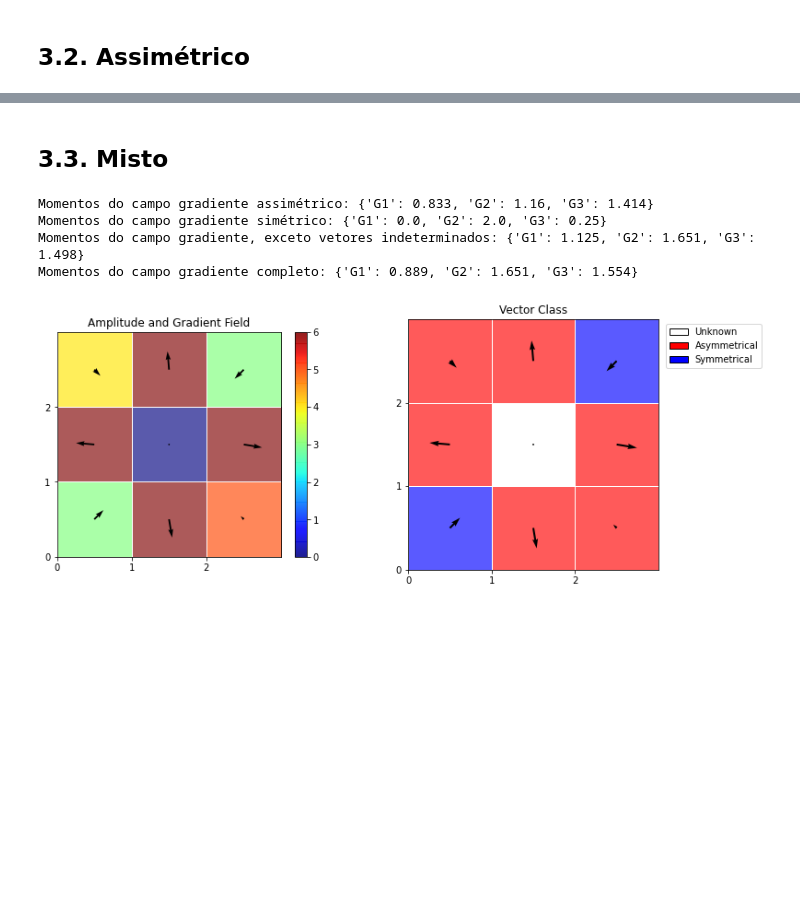
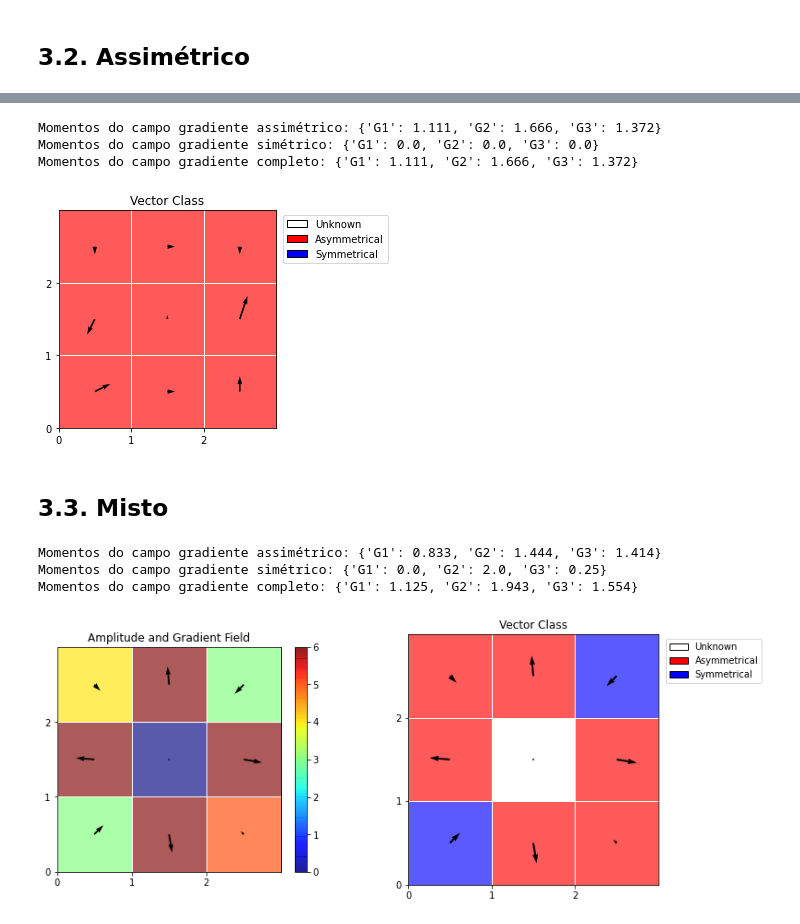
Before and after one commit to rsautter/GPA, a Jupyter notebook: Examples/FundamentalMatrix.ipynb, the cells around one changed output, grey strips where cells are left out. Saved outputs shown, nothing was run; the diff lists cells and outputs as text; code cells hidden in the pictures; blank space fills up the shorter version.

```diff
--- a/Examples/FundamentalMatrix.ipynb
+++ b/Examples/FundamentalMatrix.ipynb
@@ -268,3 +297,34 @@ plotGPAVecClass(mat,ga)
+# %%
+dx = [[2,1,0],
+       [-1,0,1],
+       [0,1,0]]
+dx = np.array(dx,dtype=np.float)
+
+dy = [[1,0,2],
+       [-2,0.5,3],
+       [-1,0,-1]]
+dy = np.array(dy,dtype=np.float)
+
+moments = ga(gx=dx,gy=dy, moment=['G1','G2','G3'],symmetrycalGrad='A')
+moments = {key : round(moments[key], 3) for key in moments}
+print("Momentos do campo gradiente assimétrico:",moments)
+
+moments = ga(gx=dx,gy=dy, moment=['G1','G2','G3'],symmetrycalGrad='S')
+moments = {key : round(moments[key], 3) for key in moments}
+print("Momentos do campo gradiente simétrico:",moments)
+
+
+moments = ga(gx=dx,gy=dy, moment=['G1','G2','G3'],symmetrycalGrad='F')
+moments = {key : round(moments[key], 3) for key in moments}
+print("Momentos do campo gradiente completo:",moments)
+# %% [output]
+Momentos do campo gradiente assimétrico: {'G1': 1.111, 'G2': 1.666, 'G3': 1.372}
+Momentos do campo gradiente simétrico: {'G1': 0.0, 'G2': 0.0, 'G3': 0.0}
+Momentos do campo gradiente completo: {'G1': 1.111, 'G2': 1.666, 'G3': 1.372}
+# %%
+plotGPAVecClassOnly(ga)
+# %% [output]
+[figure, added]
 # %% [markdown]
 ## 3.3. Misto
 # %%
@@ -281,18 +341,14 @@ moments = ga(mat, moment=['G1','G2','G3'],symmetrycalGrad='S')
 moments = {key : round(moments[key], 3) for key in moments}
 print("Momentos do campo gradiente simétrico:",moments)
 
-moments = ga(mat, moment=['G1','G2','G3'],symmetrycalGrad='K')
-moments = {key : round(moments[key], 3) for key in moments}
-print("Momentos do campo gradiente, exceto vetores indeterminados:",moments)
 
 moments = ga(mat, moment=['G1','G2','G3'],symmetrycalGrad='F')
 moments = {key : round(moments[key], 3) for key in moments}
 print("Momentos do campo gradiente completo:",moments)
 # %% [output]
-Momentos do campo gradiente assimétrico: {'G1': 0.833, 'G2': 1.16, 'G3': 1.414}
+Momentos do campo gradiente assimétrico: {'G1': 0.833, 'G2': 1.444, 'G3': 1.414}
 Momentos do campo gradiente simétrico: {'G1': 0.0, 'G2': 2.0, 'G3': 0.25}
-Momentos do campo gradiente, exceto vetores indeterminados: {'G1': 1.125, 'G2': 1.651, 'G3': 1.498}
-Momentos do campo gradiente completo: {'G1': 0.889, 'G2': 1.651, 'G3': 1.554}
+Momentos do campo gradiente completo: {'G1': 1.125, 'G2': 1.943, 'G3': 1.554}
 # %%
 plotGPAVecClass(mat,ga)
 # %% [output]
```
Also changed, not shown: parts of 15 cells of this notebook, 8 other files.
